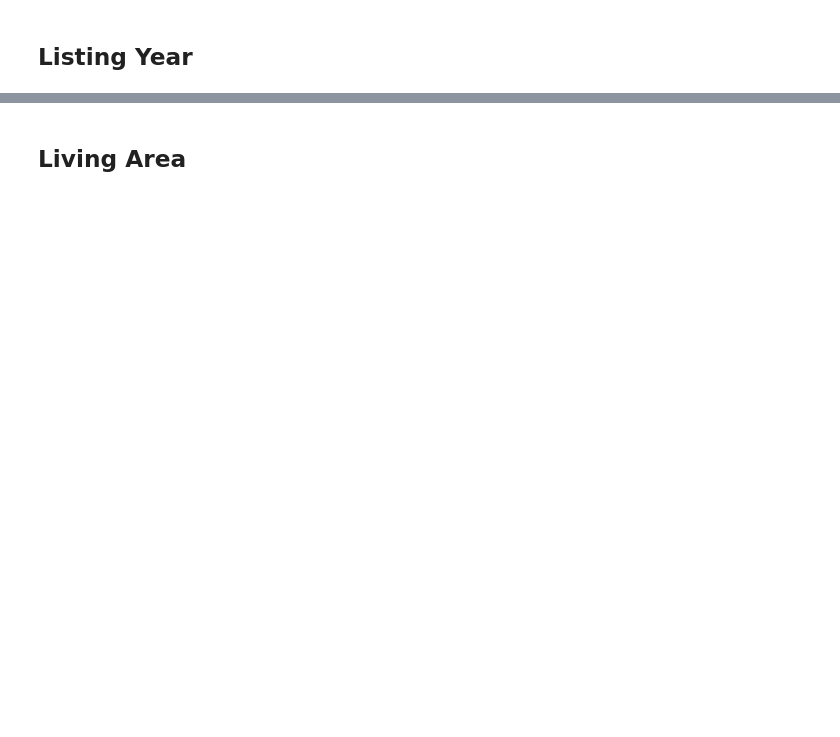
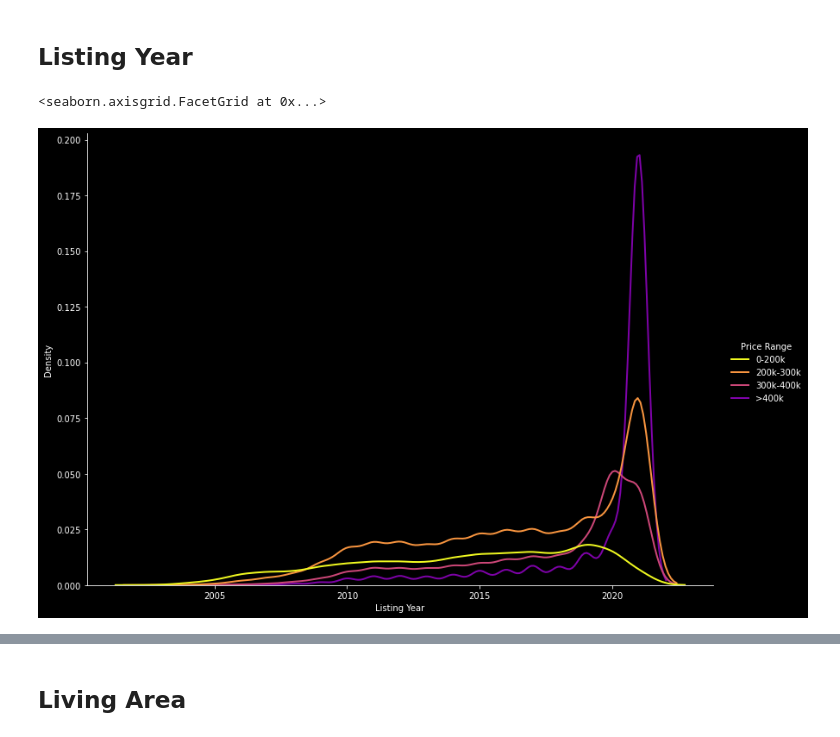
Before and after one commit to simkass/quebec-real-estate-analysis, a Jupyter notebook: notebooks/visualization.ipynb, the cells around one changed output, grey strips where cells are left out. Saved outputs shown, nothing was run; the diff lists cells and outputs as text; code cells hidden in the pictures; blank space fills up the shorter version.

```diff
--- a/notebooks/visualization.ipynb
+++ b/notebooks/visualization.ipynb
@@ -237,12 +82,15 @@ sns.displot(listings_df, x='price', hue='listing_year', kind="kde", fill=True, c
 # %% [markdown]
 ## Listing Year
 # %%
-conditions = [(listings_df['price'] >= 0) & (listings_df['price'] < 200000), (listings_df['price'] >= 200000) & (
-    listings_df['price'] < 300000), (listings_df['price'] >= 300000) & (listings_df['price'] < 400000), listings_df['price'] >= 400000]
+conditions = [(listings_df['Price'] >= 0) & (listings_df['Price'] < 200000), (listings_df['Price'] >= 200000) & (
+    listings_df['Price'] < 300000), (listings_df['Price'] >= 300000) & (listings_df['Price'] < 400000), listings_df['Price'] >= 400000]
 values = ['0-200k', '200k-300k', '300k-400k', '>400k']
 
-listings_df['price_range'] = np.select(conditions, values, default=0)
+listings_df['Price Range'] = np.select(conditions, values, default=0)
 
-sns.displot(listings_df, x='listing_year', hue='price_range', hue_order=values, kind="kde", common_norm=True,
+sns.displot(listings_df, x='Listing Year', hue='Price Range', hue_order=values, kind="kde", common_norm=True,
             height=8, aspect=1.4, linewidth=2, palette=get_color_palette_from_cmap("plasma", 5, 4, True))
+# %% [output]
+<seaborn.axisgrid.FacetGrid at 0x...>
+[figure, added]
 # %%
```
Also changed, not shown: parts of 33 cells of this notebook, 1 other file.
